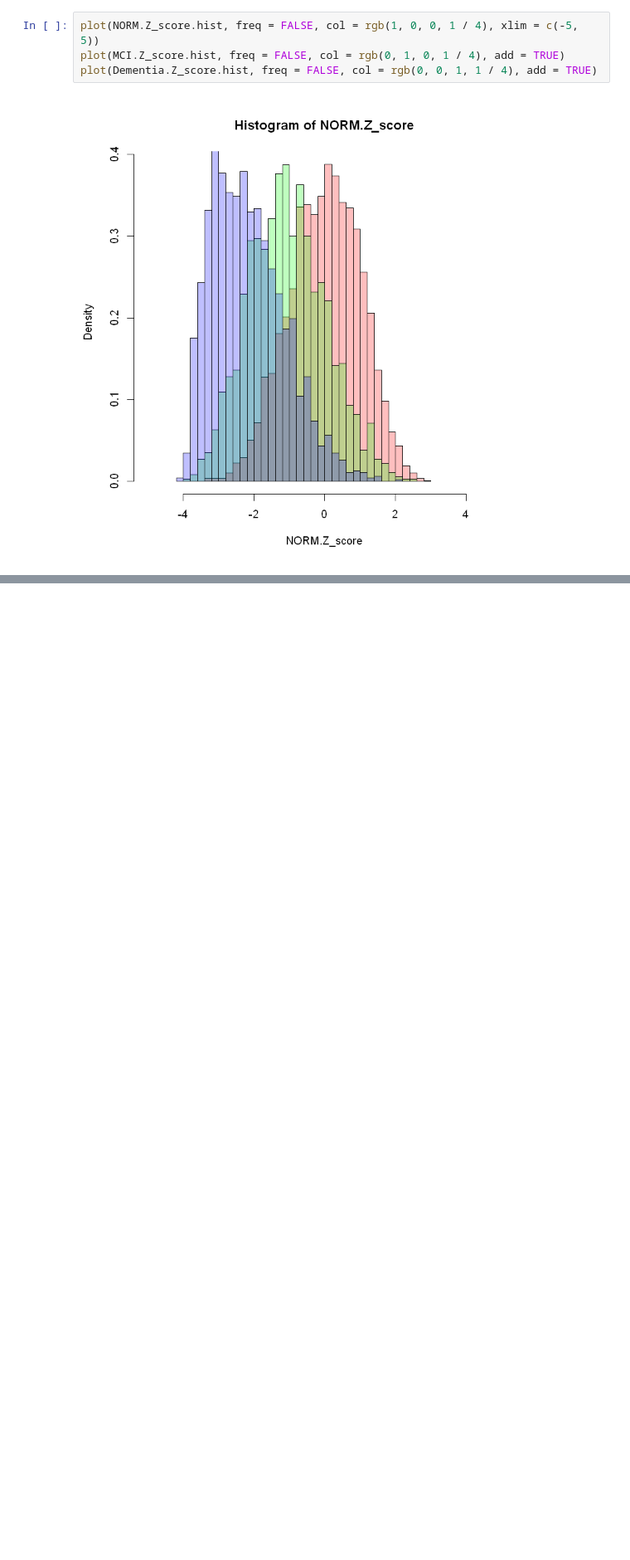
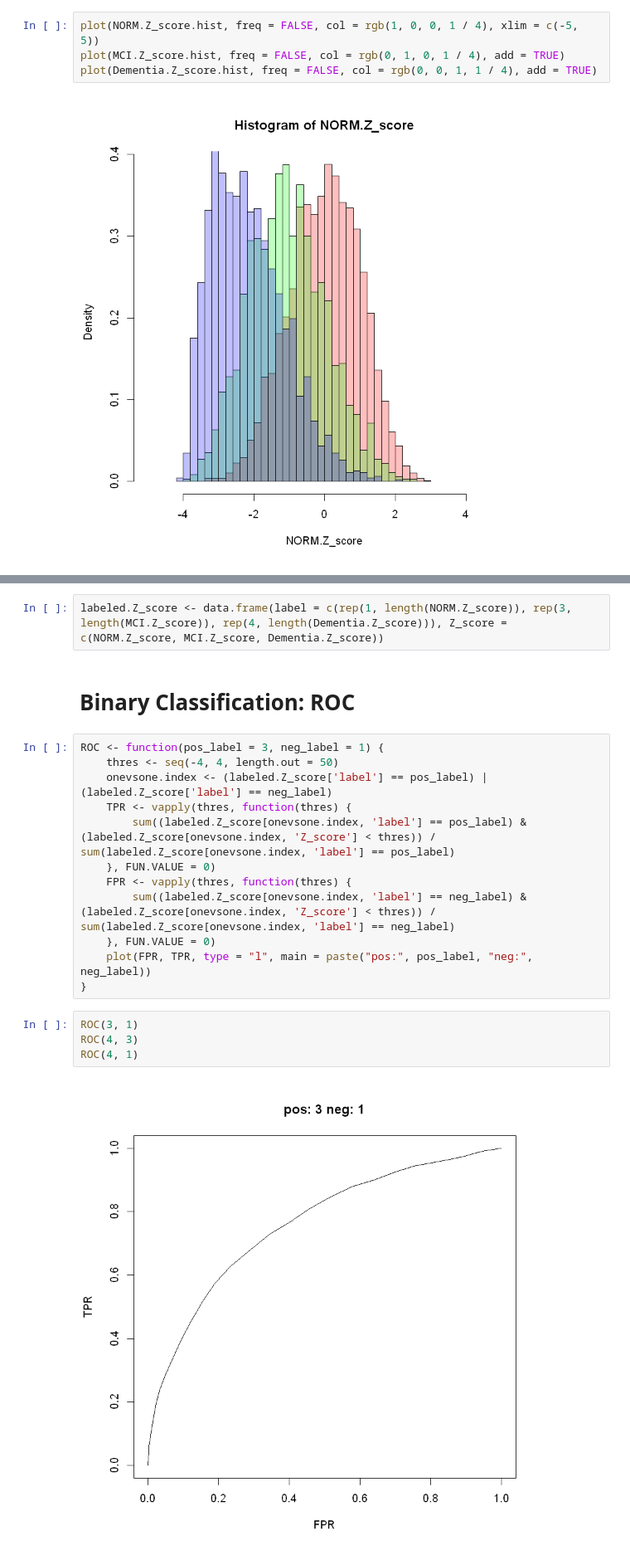
Before and after one commit to KillingVectorField/Reanalyze-UDS-data-using-SCMLE, a Jupyter notebook: Report.ipynb, the cells around one changed output, grey strips where cells are left out. Shown: that part at 83% size. Cells and saved outputs as stored; diff of their text form; blank space fills up the shorter version.

```diff
--- a/Report.ipynb
+++ b/Report.ipynb
@@ -497,0 +500,22 @@ plot(Dementia.Z_score.hist, freq = FALSE, col = rgb(0, 0, 1, 1 / 4), add = TRUE)
+# %%
+labeled.Z_score <- data.frame(label = c(rep(1, length(NORM.Z_score)), rep(3, length(MCI.Z_score)), rep(4, length(Dementia.Z_score))), Z_score = c(NORM.Z_score, MCI.Z_score, Dementia.Z_score))
+# %% [markdown]
+# Binary Classification: ROC
+# %%
+ROC <- function(pos_label = 3, neg_label = 1) {
+    thres <- seq(-4, 4, length.out = 50)
+    onevsone.index <- (labeled.Z_score['label'] == pos_label) | (labeled.Z_score['label'] == neg_label)
+    TPR <- vapply(thres, function(thres) {
+        sum((labeled.Z_score[onevsone.index, 'label'] == pos_label) & (labeled.Z_score[onevsone.index, 'Z_score'] < thres)) / sum(labeled.Z_score[onevsone.index, 'label'] == pos_label)
+    }, FUN.VALUE = 0)
+    FPR <- vapply(thres, function(thres) {
+        sum((labeled.Z_score[onevsone.index, 'label'] == neg_label) & (labeled.Z_score[onevsone.index, 'Z_score'] < thres)) / sum(labeled.Z_score[onevsone.index, 'label'] == neg_label)
+    }, FUN.VALUE = 0)
+    plot(FPR, TPR, type = "l", main = paste("pos:", pos_label, "neg:", neg_label))
+}
+# %%
+ROC(3, 1)
+ROC(4, 3)
+ROC(4, 1)
+# %% [output]
+[figure, added]
```
Also changed, not shown: parts of 3 cells of this notebook.
